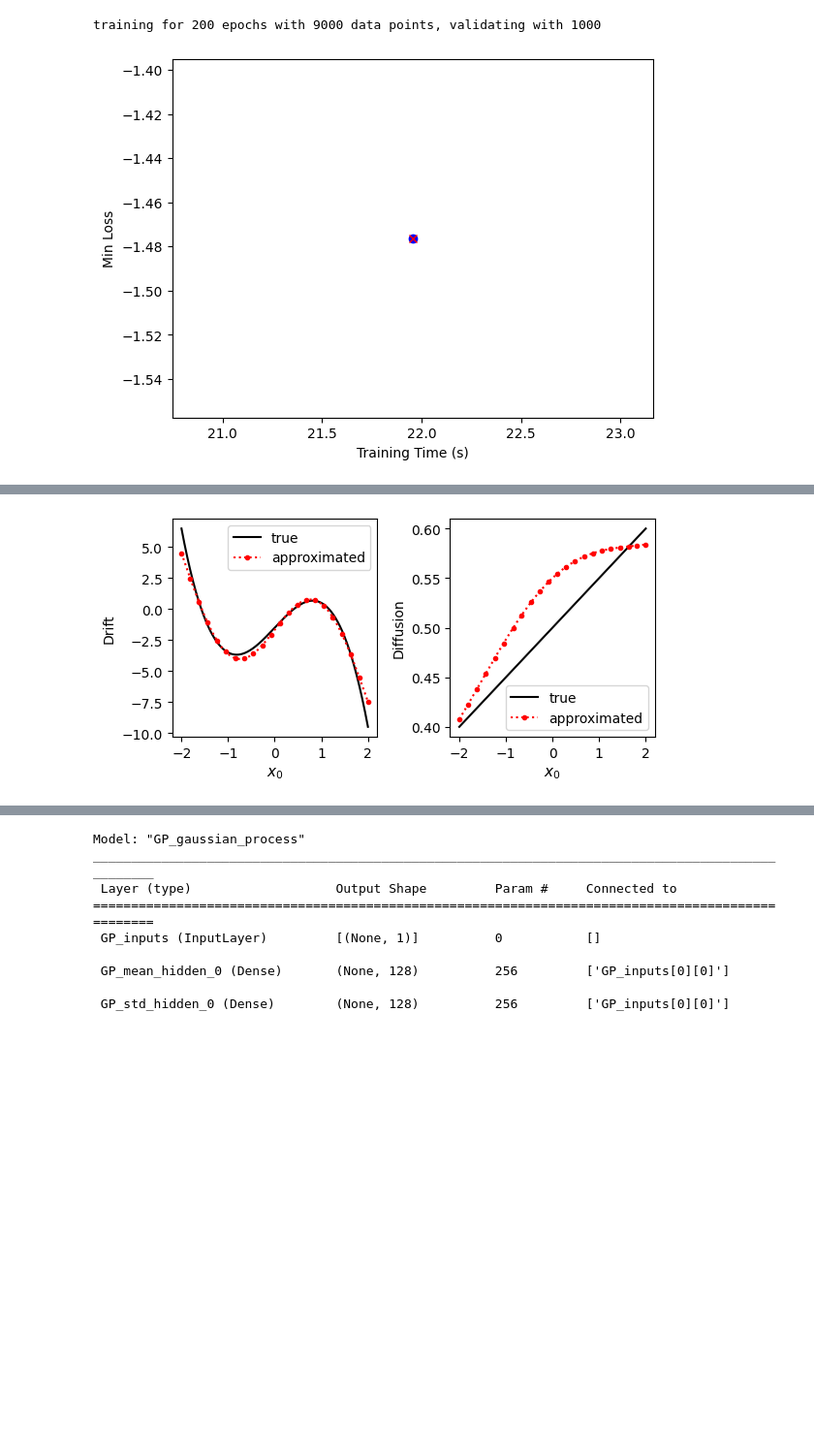
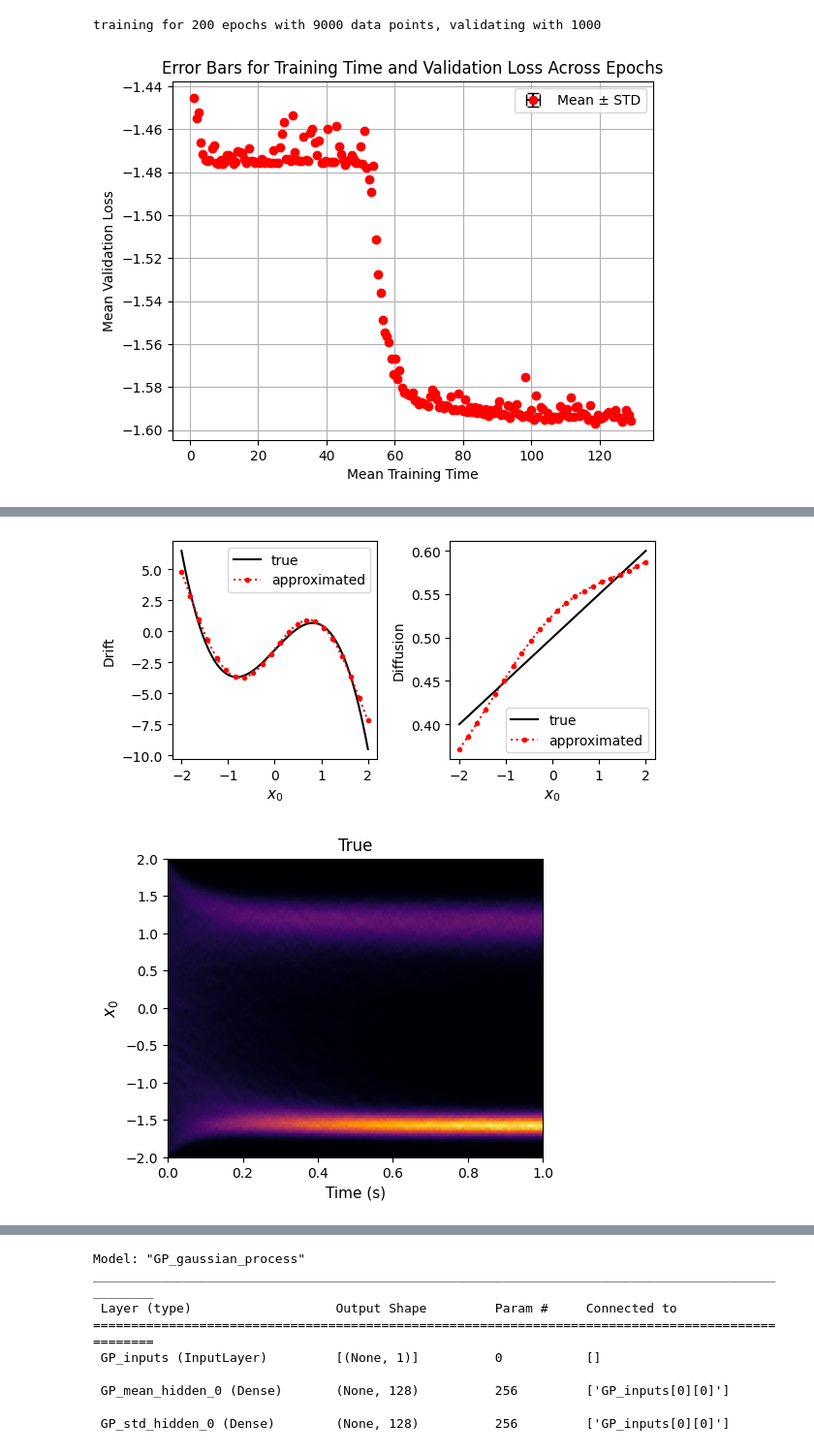
Before and after one commit to ojldoug/SDE_ARFF, a Jupyter notebook: example3-1d_sde-cubic.ipynb, the cells around one changed output, grey strips where cells are left out. Shown at 97% size. Saved outputs shown, nothing was run; the diff lists cells and outputs as text; code cells hidden in the pictures; blank space fills up the shorter version.

```diff
--- a/example3-1d_sde-cubic.ipynb
+++ b/example3-1d_sde-cubic.ipynb
@@ -26,14 +37,5 @@ from sde.experiment_reports_owen import (
 # %%
-# notebook parameters
-n_dimensions = 1
-step_size = 1e-2
-n_pts = 10000
-n_subsample = 10
-
-random_seed = 1
-rng = np.random.default_rng(random_seed)
-tf.random.set_seed(random_seed)
-
+# network parameters
 n_layers = 1
 n_dim_per_layer = 2**7
 
@@ -66,9 +68,4 @@ def true_drift_diffusion(x):
 
 xlim = np.array([[-2, 2]])
 
-x_data, y_data, _ = sample_data(true_drift_diffusion, step_size,
-                                n_pts, n_subsample, rng, xlim)
-
 step_sizes = np.zeros((x_data.shape[0],)) + step_size
-
-print('data shape', x_data.shape)
@@ -133,14 +106,13 @@ training for 200 epochs with 9000 data points, validating with 1000
 # %%
 # display and save plots
 PR = PlotResults(script_dir=script_dir, filename=filename, n_subsample=n_subsample)
 
-if No_of_tests > 0:
-    PR.loss_stats(training_time, val_loss, save=False)
+PR.loss_v_time(training_time, val_loss, save=False)
 
 PR.plot_results_functions(sde_i.drift_diffusivity, true_drift_diffusion, x_data, save=False)
 
-# time = 100*step_size
-# PR.plot_histogram(true_drift_diffusion, step_size/n_subsample, time, rng, xlim, name='True', save=False)
-# PR.plot_histogram(sde_i.drift_diffusivity, step_size, time, rng, xlim, name='ARFF', save=False)
+time = 100*step_size
+PR.plot_histogram(true_drift_diffusion, step_size/n_subsample, time, rng, xlim, name='True', save=False)
+PR.plot_histogram(sde_i.drift_diffusivity, step_size, time, rng, xlim, name='Adam', save=False)
 # %% [output]
-[figure, old version]
+[figure, new version]
@@ -149 +119,2 @@ Mean Training Time:  21.955343008041382 s
-[figure, old version]
+[figure, new version]
+[figure, added]
```
Also changed, not shown: parts of 7 cells of this notebook, 5 other files.
